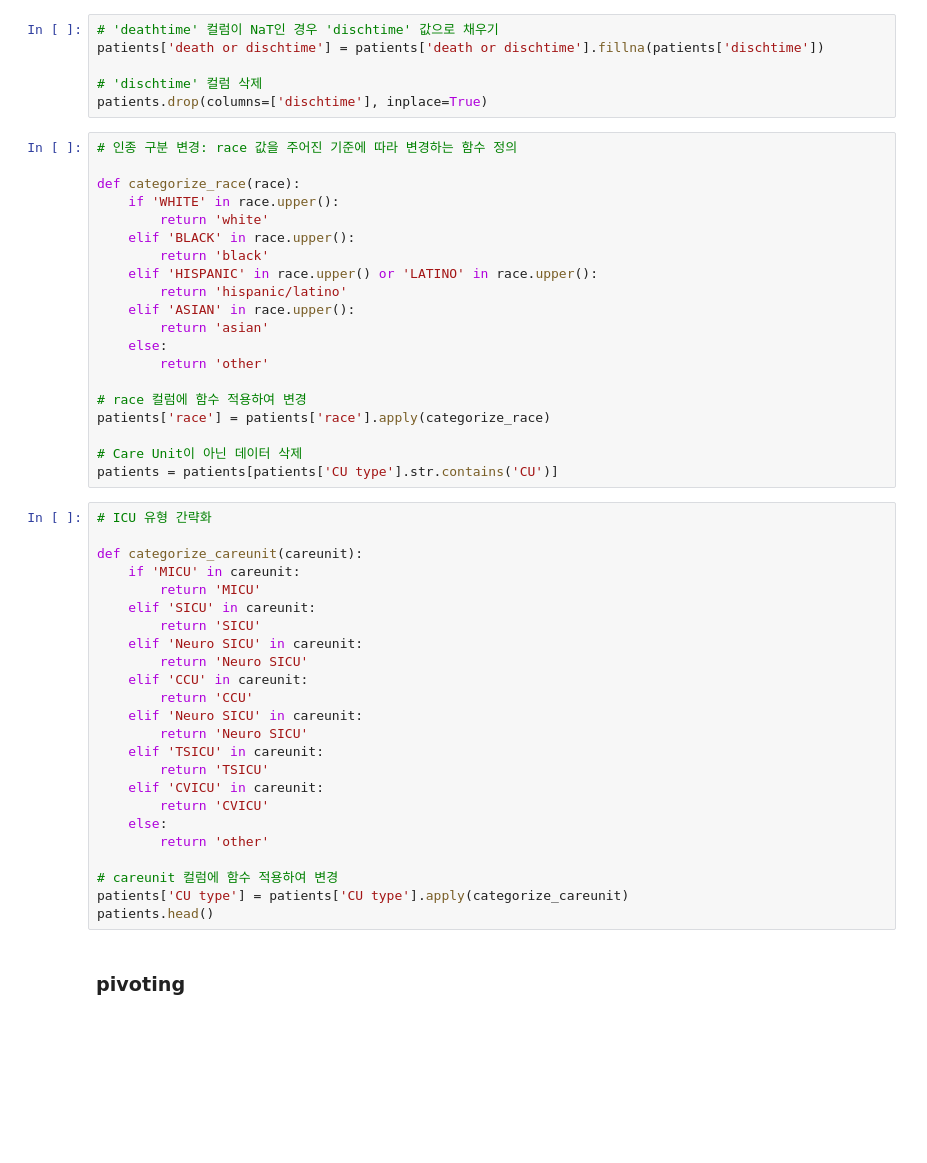
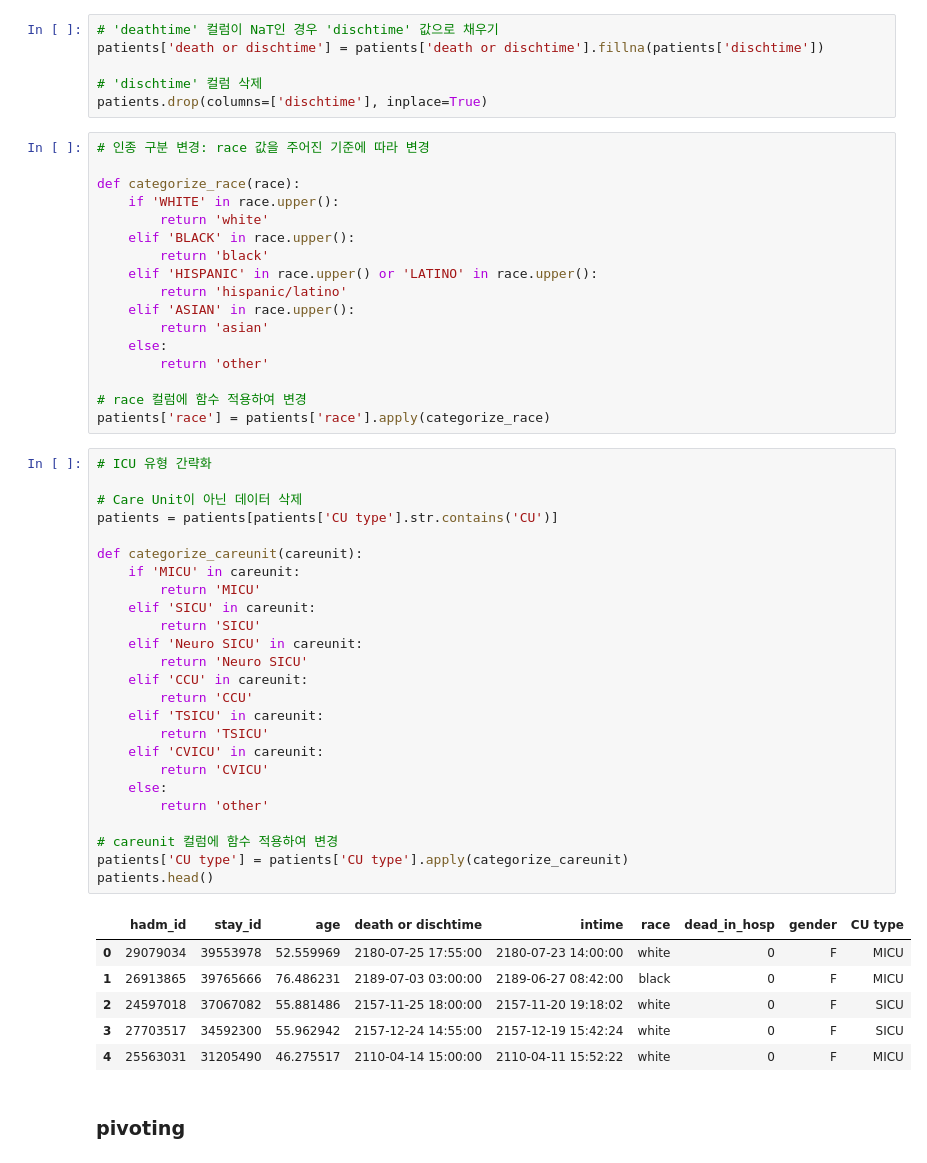
Before and after one commit to yk-Jeong/iMORS, a Jupyter notebook: code.ipynb, the cells around one changed output. Saved outputs shown, nothing was run; the diff lists cells and outputs as text; blank space fills up the shorter version.

```diff
--- a/code.ipynb
+++ b/code.ipynb
@@ -259,7 +316,7 @@ patients['death or dischtime'] = patients['death or dischtime'].fillna(patients[
 # 'dischtime' 컬럼 삭제
 patients.drop(columns=['dischtime'], inplace=True)
 # %%
-# 인종 구분 변경: race 값을 주어진 기준에 따라 변경하는 함수 정의
+# 인종 구분 변경: race 값을 주어진 기준에 따라 변경
 
 def categorize_race(race):
     if 'WHITE' in race.upper():
@@ -275,33 +332,38 @@ def categorize_race(race):
 
 # race 컬럼에 함수 적용하여 변경
 patients['race'] = patients['race'].apply(categorize_race)
-
-# Care Unit이 아닌 데이터 삭제
-patients = patients[patients['CU type'].str.contains('CU')]
 # %%
 # ICU 유형 간략화
+
+# Care Unit이 아닌 데이터 삭제
+patients = patients[patients['CU type'].str.contains('CU')]
 
 def categorize_careunit(careunit):
     if 'MICU' in careunit:
         return 'MICU'
     elif 'SICU' in careunit:
         return 'SICU'
     elif 'Neuro SICU' in careunit:
         return 'Neuro SICU'
     elif 'CCU' in careunit:
         return 'CCU'
-    elif 'Neuro SICU' in careunit:
-        return 'Neuro SICU'
     elif 'TSICU' in careunit:
         return 'TSICU'
     elif 'CVICU' in careunit:
         return 'CVICU'
     else:
         return 'other'
 
 # careunit 컬럼에 함수 적용하여 변경
 patients['CU type'] = patients['CU type'].apply(categorize_careunit)
 patients.head()
+# %% [output]
+|  | hadm_id | stay_id | age | death or dischtime | intime | race | dead_in_hosp | gender | CU type |
+| 0 | 29079034 | 39553978 | 52.559969 | 2180-07-25 17:55:00 | 2180-07-23 14:00:00 | white | 0 | F | MICU |
+| 1 | 26913865 | 39765666 | 76.486231 | 2189-07-03 03:00:00 | 2189-06-27 08:42:00 | black | 0 | F | MICU |
+| 2 | 24597018 | 37067082 | 55.881486 | 2157-11-25 18:00:00 | 2157-11-20 19:18:02 | white | 0 | F | SICU |
+| 3 | 27703517 | 34592300 | 55.962942 | 2157-12-24 14:55:00 | 2157-12-19 15:42:24 | white | 0 | F | SICU |
+| 4 | 25563031 | 31205490 | 46.275517 | 2110-04-14 15:00:00 | 2110-04-11 15:52:22 | white | 0 | F | MICU |
 # %% [markdown]
 ### pivoting
 # %%
```
Also changed, not shown: parts of 49 cells of this notebook.
